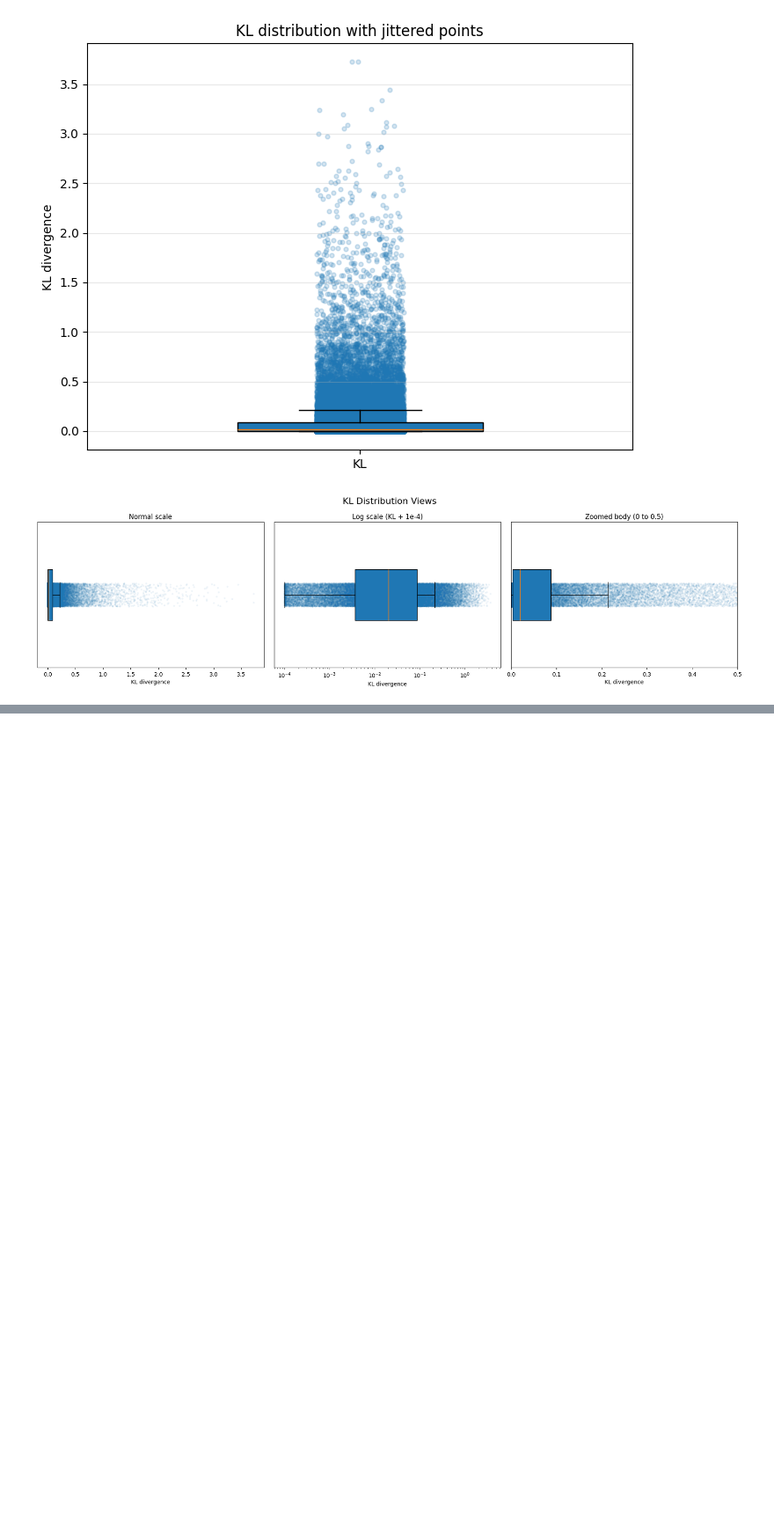
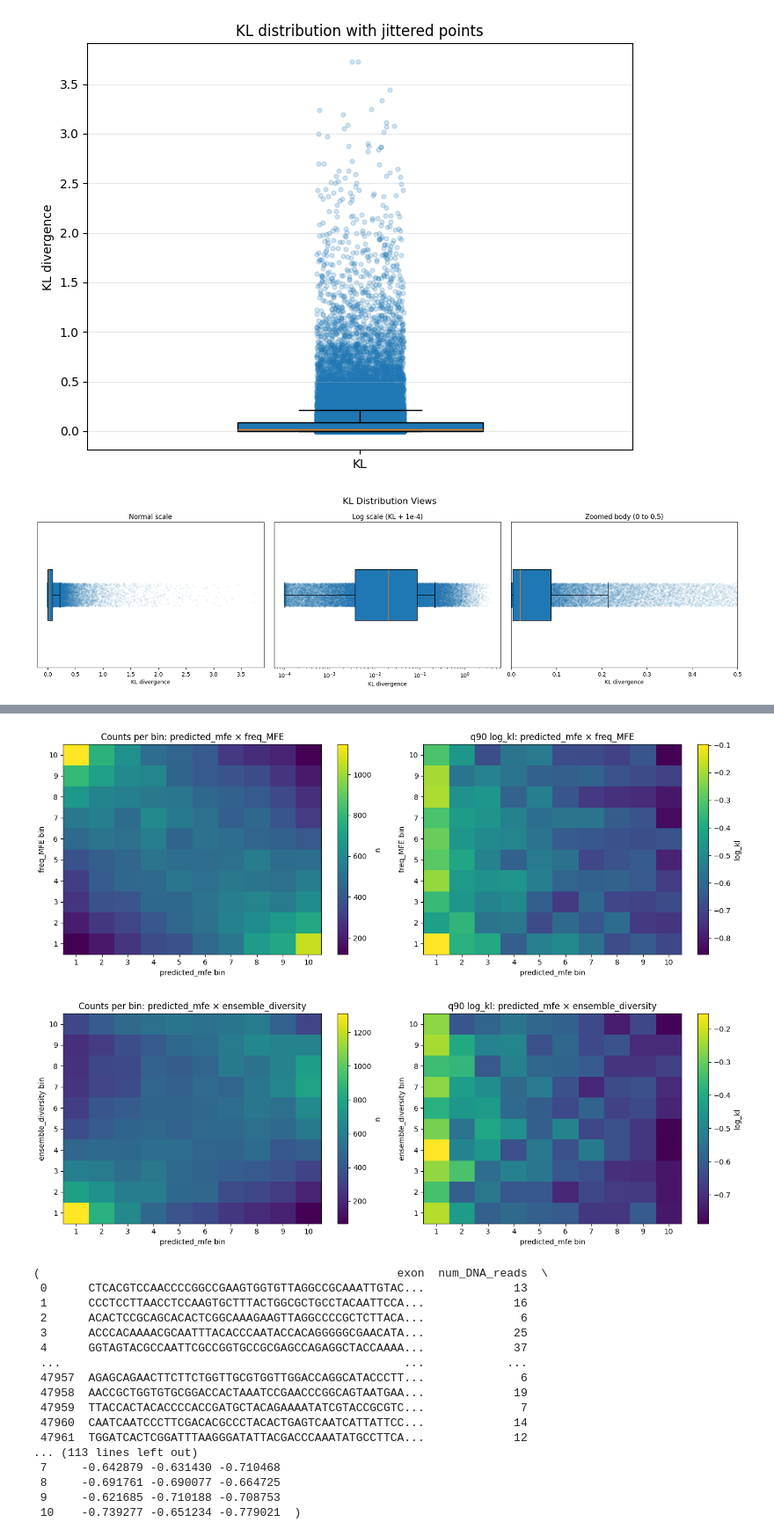
Before and after one commit to log2718/interpretable-splicing-model-torch, a Jupyter notebook: performance/inspect_features.ipynb, the cells around one changed output, grey strips where cells are left out. Shown at 88% size. Saved outputs shown, nothing was run; the diff lists cells and outputs as text; code cells hidden in the pictures; blank space fills up the shorter version.

```diff
--- a/performance/inspect_features.ipynb
+++ b/performance/inspect_features.ipynb
@@ -784,0 +927,23 @@ plt.show()
+# %%
+heatmap_2d(df, "predicted_mfe", "freq_MFE", value_col="log_kl", n_bins=10, stat="q90")
+heatmap_2d(df, "predicted_mfe", "ensemble_diversity", value_col="log_kl", n_bins=10, stat="q90")
+# %% [output]
+[figure, added]
+[figure, added]
+(                                                    exon  num_DNA_reads  \
+ 0      CTCACGTCCAACCCCGGCCGAAGTGGTGTTAGGCCGCAAATTGTAC...             13
+ 1      CCCTCCTTAACCTCCAAGTGCTTTACTGGCGCTGCCTACAATTCCA...             16
+ 2      ACACTCCGCAGCACACTCGGCAAAGAAGTTAGGCCCCGCTCTTACA...              6
+ 3      ACCCACAAAACGCAATTTACACCCAATACCACAGGGGGCGAACATA...             25
+ 4      GGTAGTACGCCAATTCGCCGGTGCCGCGAGCCAGAGGCTACCAAAA...             37
+ ...                                                  ...            ...
+ 47957  AGAGCAGAACTTCTTCTGGTTGCGTGGTTGGACCAGGCATACCCTT...              6
+ 47958  AACCGCTGGTGTGCGGACCACTAAATCCGAACCCGGCAGTAATGAA...             19
+ 47959  TTACCACTACACCCCACCGATGCTACAGAAAATATCGTACCGCGTC...              7
+ 47960  CAATCAATCCCTTCGACACGCCCTACACTGAGTCAATCATTATTCC...             14
+ 47961  TGGATCACTCGGATTTAAGGGATATTACGACCCAAATATGCCTTCA...             12
+... (113 lines left out)
+ 7     -0.642879 -0.631430 -0.710468
+ 8     -0.691761 -0.690077 -0.664725
+ 9     -0.621685 -0.710188 -0.708753
+ 10    -0.739277 -0.651234 -0.779021  )
```
Also changed, not shown: parts of 10 cells of this notebook, 3 other files.
